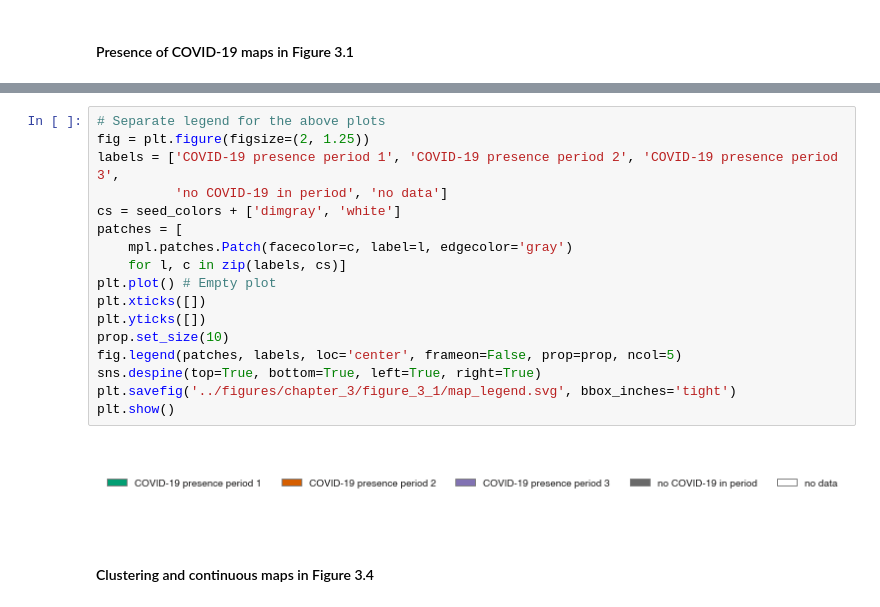
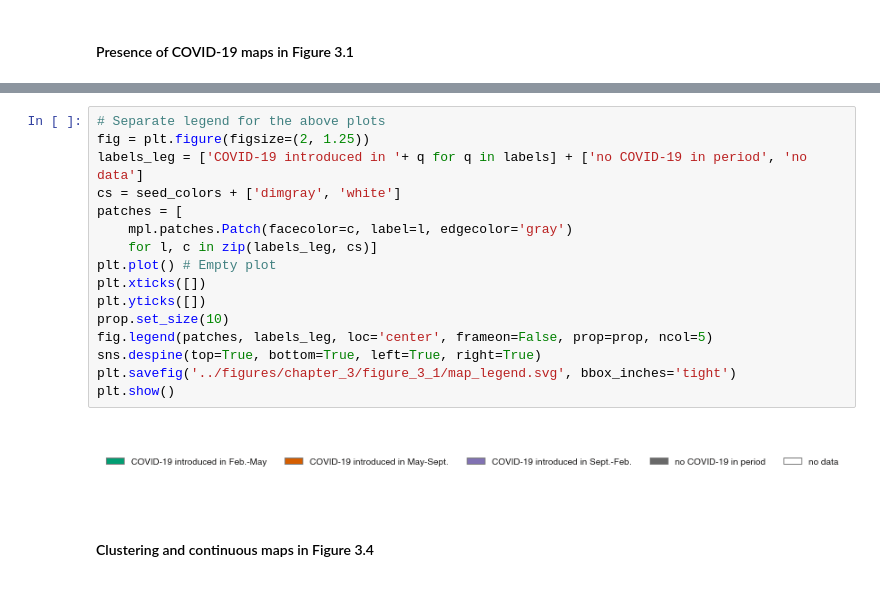
Before and after one commit to jkaashoek/senior_thesis, a Jupyter notebook: code/political_analysis.ipynb, the cells around one changed output, grey strips where cells are left out. Cells and saved outputs as stored; diff of their text form.

Commit message:
add legend figures

```diff
--- a/code/political_analysis.ipynb
+++ b/code/political_analysis.ipynb
@@ -2738,22 +2742,21 @@ for i in range(0, 3):
 # %%
 # Separate legend for the above plots
 fig = plt.figure(figsize=(2, 1.25))
-labels = ['COVID-19 presence period 1', 'COVID-19 presence period 2', 'COVID-19 presence period 3',
-          'no COVID-19 in period', 'no data']
+labels_leg = ['COVID-19 introduced in '+ q for q in labels] + ['no COVID-19 in period', 'no data']
 cs = seed_colors + ['dimgray', 'white']
 patches = [
     mpl.patches.Patch(facecolor=c, label=l, edgecolor='gray')
-    for l, c in zip(labels, cs)]
+    for l, c in zip(labels_leg, cs)]
 plt.plot() # Empty plot
 plt.xticks([])
 plt.yticks([])
 prop.set_size(10)
-fig.legend(patches, labels, loc='center', frameon=False, prop=prop, ncol=5)
+fig.legend(patches, labels_leg, loc='center', frameon=False, prop=prop, ncol=5)
 sns.despine(top=True, bottom=True, left=True, right=True)
 plt.savefig('../figures/chapter_3/figure_3_1/map_legend.svg', bbox_inches='tight')
 plt.show()
 # %% [output]
-[figure, old version]
+[figure, new version]
 # %% [markdown]
 #### Clustering and continuous maps in Figure 3.4
 # %%
```
Also changed, not shown: parts of 1 cell of this notebook, 3 other files.
